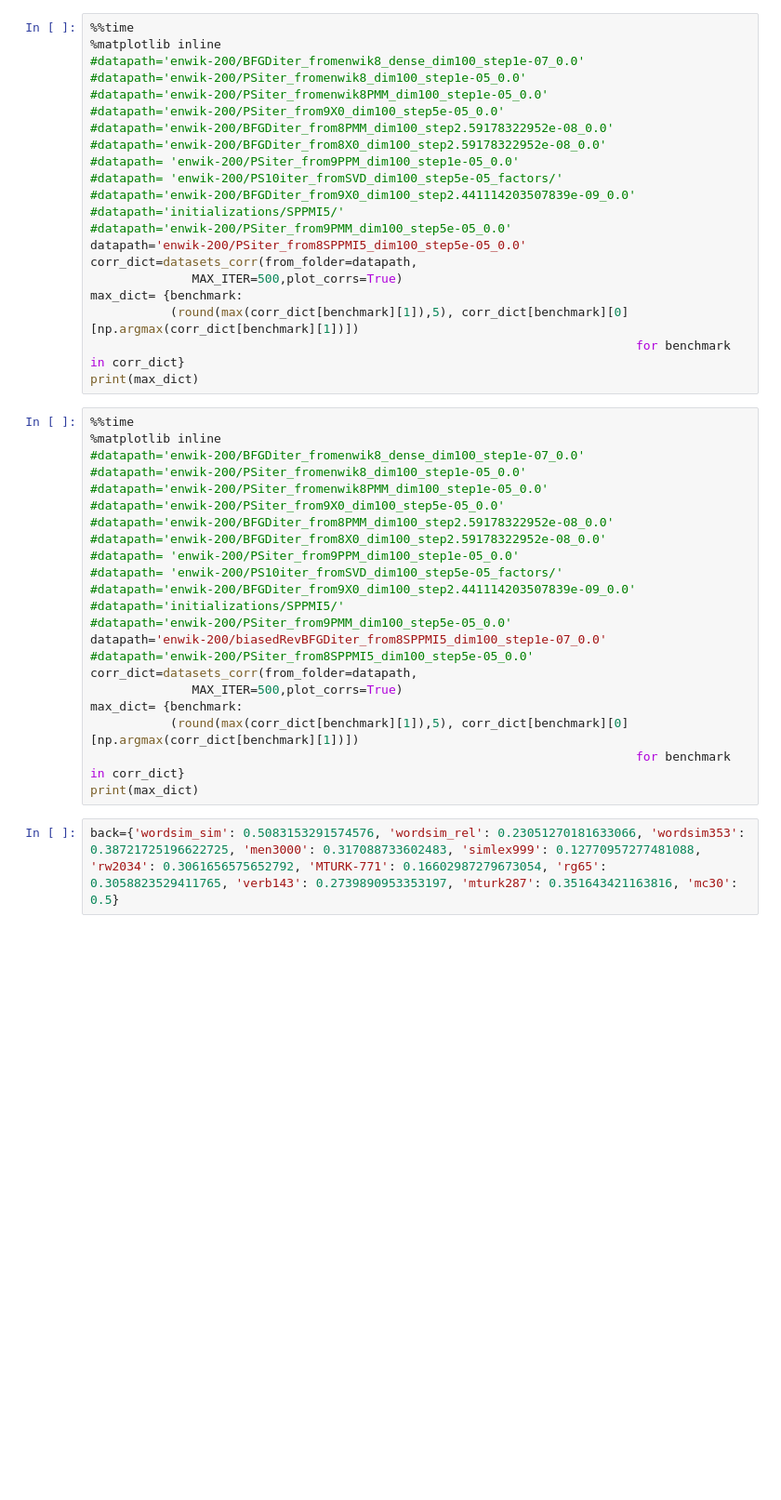
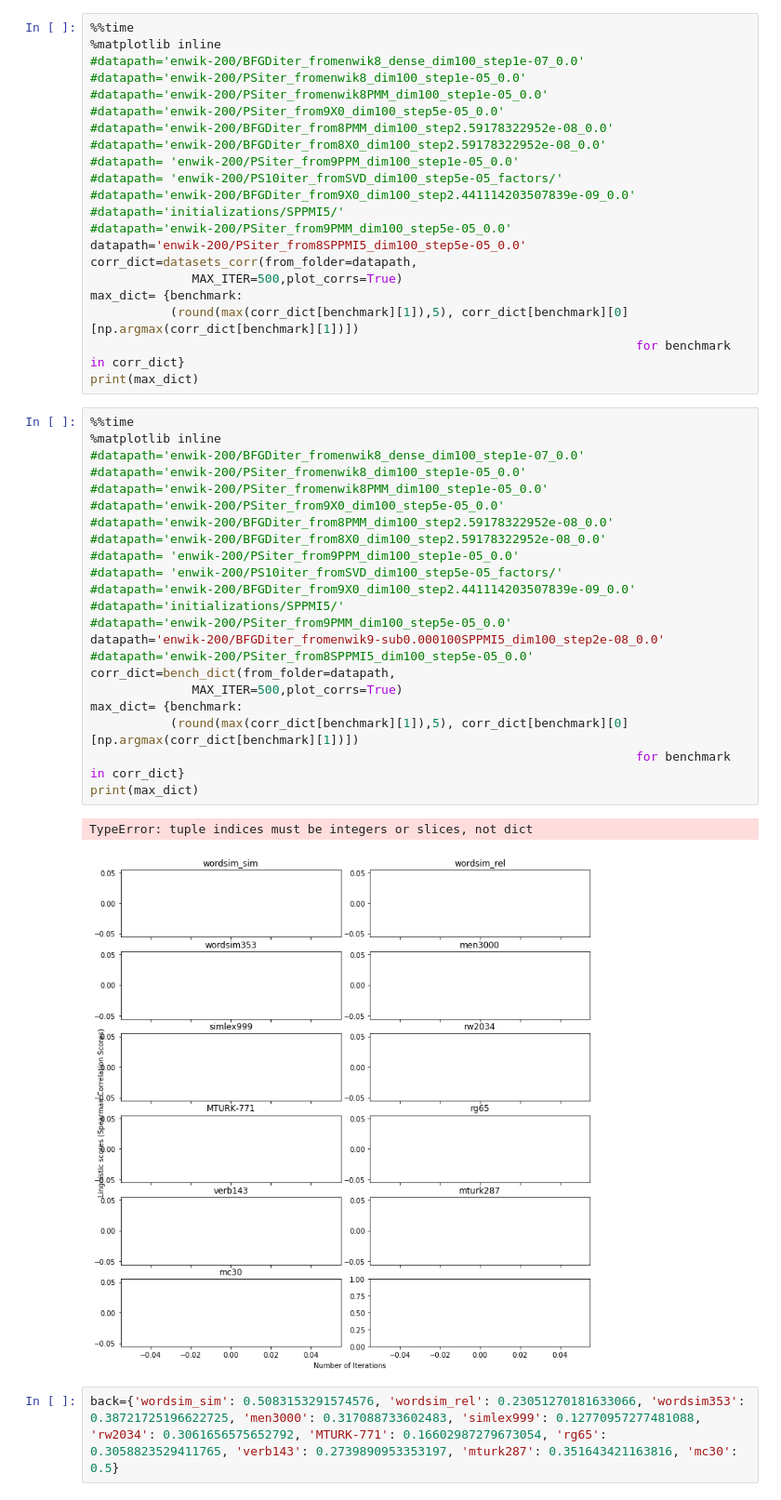
Before and after one commit to YerongLi/BFGD-sgns, a Jupyter notebook: evaluation.ipynb, the cells around one changed output. Shown: that part at 93% size. Saved outputs shown, nothing was run; the diff lists cells and outputs as text; blank space fills up the shorter version.

```diff
--- a/evaluation.ipynb
+++ b/evaluation.ipynb
@@ -410,25 +371,28 @@ print(max_dict)
 # %%
 %%time
 %matplotlib inline
 #datapath='enwik-200/BFGDiter_fromenwik8_dense_dim100_step1e-07_0.0'
 #datapath='enwik-200/PSiter_fromenwik8_dim100_step1e-05_0.0'
 #datapath='enwik-200/PSiter_fromenwik8PMM_dim100_step1e-05_0.0'
 #datapath='enwik-200/PSiter_from9X0_dim100_step5e-05_0.0'
 #datapath='enwik-200/BFGDiter_from8PMM_dim100_step2.59178322952e-08_0.0'
 #datapath='enwik-200/BFGDiter_from8X0_dim100_step2.59178322952e-08_0.0'
 #datapath= 'enwik-200/PSiter_from9PPM_dim100_step1e-05_0.0'
 #datapath= 'enwik-200/PS10iter_fromSVD_dim100_step5e-05_factors/'
 #datapath='enwik-200/BFGDiter_from9X0_dim100_step2.441114203507839e-09_0.0'
 #datapath='initializations/SPPMI5/'
 #datapath='enwik-200/PSiter_from9PMM_dim100_step5e-05_0.0'
-datapath='enwik-200/biasedRevBFGDiter_from8SPPMI5_dim100_step1e-07_0.0'
+datapath='enwik-200/BFGDiter_fromenwik9-sub0.000100SPPMI5_dim100_step2e-08_0.0'
 #datapath='enwik-200/PSiter_from8SPPMI5_dim100_step5e-05_0.0'
-corr_dict=datasets_corr(from_folder=datapath,
+corr_dict=bench_dict(from_folder=datapath,
               MAX_ITER=500,plot_corrs=True)
 max_dict= {benchmark:
            (round(max(corr_dict[benchmark][1]),5), corr_dict[benchmark][0][np.argmax(corr_dict[benchmark][1])])
                                                                            for benchmark in corr_dict}
 print(max_dict)
+# %% [output]
+TypeError: tuple indices must be integers or slices, not dict
+[figure, added]
 # %%
 back={'wordsim_sim': 0.5083153291574576, 'wordsim_rel': 0.23051270181633066, 'wordsim353': 0.38721725196622725, 'men3000': 0.317088733602483, 'simlex999': 0.12770957277481088, 'rw2034': 0.3061656575652792, 'MTURK-771': 0.16602987279673054, 'rg65': 0.3058823529411765, 'verb143': 0.2739890953353197, 'mturk287': 0.351643421163816, 'mc30': 0.5}
 # %%
```
Also changed, not shown: parts of 11 cells of this notebook, 12 other files.
